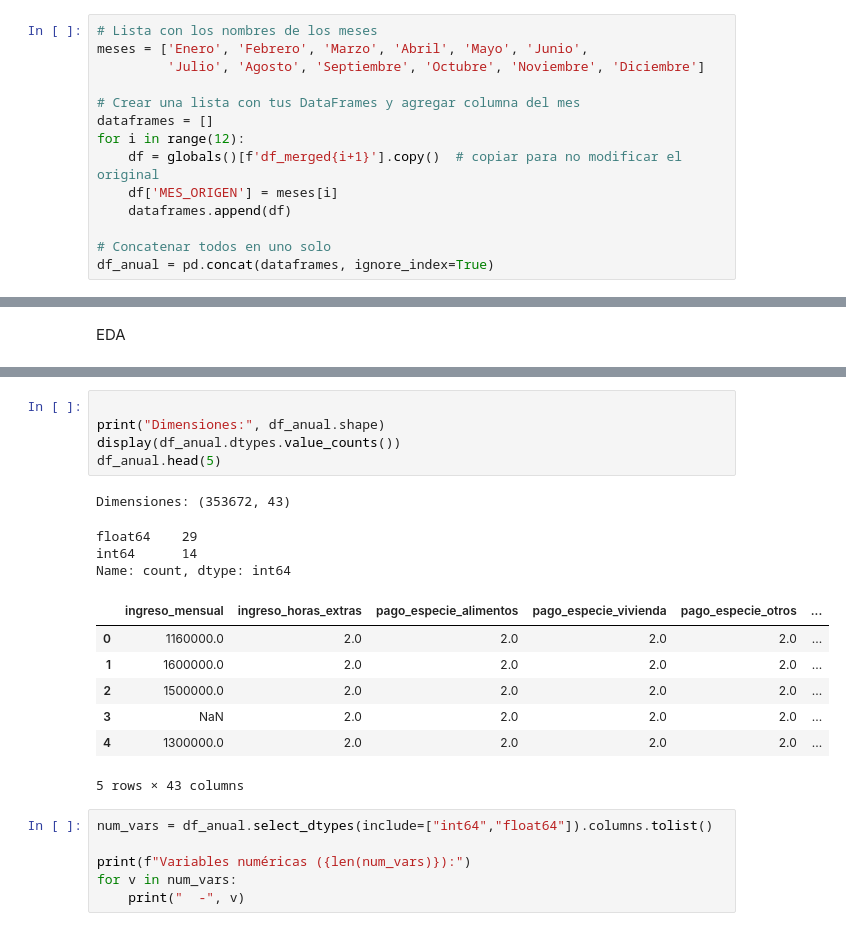
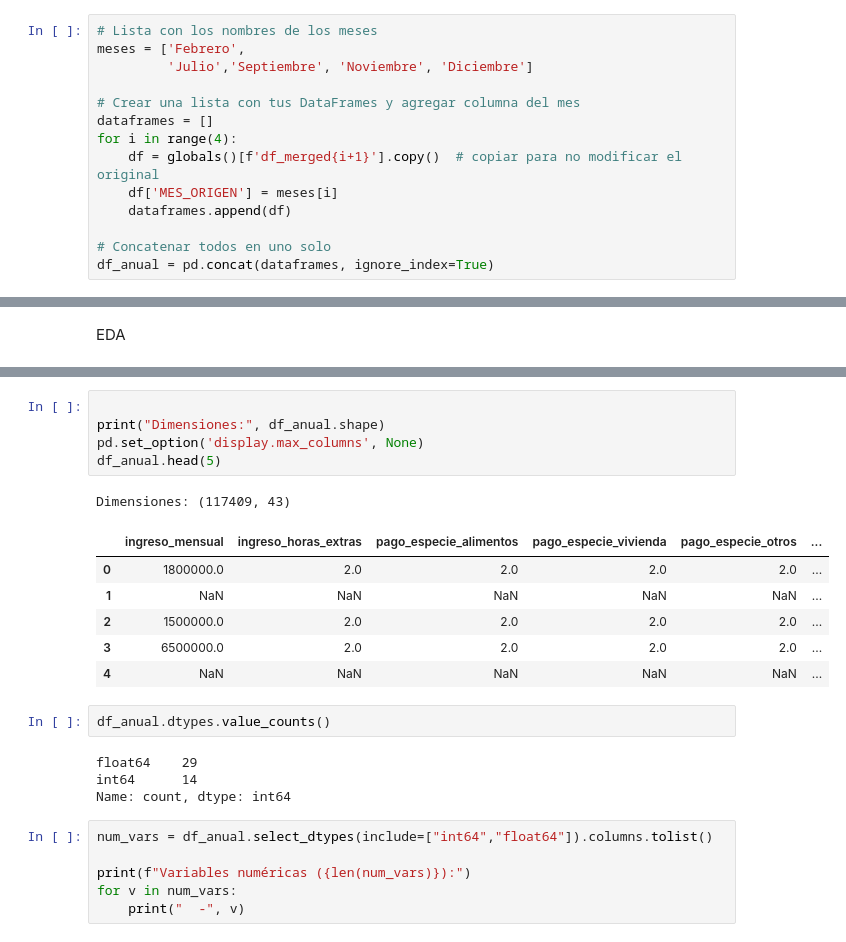
Before and after one commit to Carlos22709/Proyecto_final_analitica, a Jupyter notebook: merges2.ipynb, the cells around one changed output, grey strips where cells are left out. Cells and saved outputs as stored; diff of their text form.

```diff
--- a/merges2.ipynb
+++ b/merges2.ipynb
@@ -418,12 +414,12 @@ dtype: int64
 ANUAL
 # %%
 # Lista con los nombres de los meses
-meses = ['Enero', 'Febrero', 'Marzo', 'Abril', 'Mayo', 'Junio',
-         'Julio', 'Agosto', 'Septiembre', 'Octubre', 'Noviembre', 'Diciembre']
+meses = ['Febrero',
+         'Julio','Septiembre', 'Noviembre', 'Diciembre']
 
 # Crear una lista con tus DataFrames y agregar columna del mes
 dataframes = []
-for i in range(12):
+for i in range(4):
     df = globals()[f'df_merged{i+1}'].copy()  # copiar para no modificar el original
     df['MES_ORIGEN'] = meses[i]
     dataframes.append(df)
@@ -595,20 +581,22 @@ Successfully installed matplotlib-3.10.3 seaborn-0.13.2
 # %%
 
 print("Dimensiones:", df_anual.shape)
-display(df_anual.dtypes.value_counts())
+pd.set_option('display.max_columns', None)
 df_anual.head(5)
 # %% [output]
-Dimensiones: (353672, 43)
+Dimensiones: (117409, 43)
-float64    29
-int64      14
-Name: count, dtype: int64
 |  | ingreso_mensual | ingreso_horas_extras | pago_especie_alimentos | pago_especie_vivienda | pago_especie_otros | ... |
-| 0 | 1160000.0 | 2.0 | 2.0 | 2.0 | 2.0 | ... |
-| 1 | 1600000.0 | 2.0 | 2.0 | 2.0 | 2.0 | ... |
+| 0 | 1800000.0 | 2.0 | 2.0 | 2.0 | 2.0 | ... |
+| 1 | NaN | NaN | NaN | NaN | NaN | ... |
 | 2 | 1500000.0 | 2.0 | 2.0 | 2.0 | 2.0 | ... |
-| 3 | NaN | 2.0 | 2.0 | 2.0 | 2.0 | ... |
-| 4 | 1300000.0 | 2.0 | 2.0 | 2.0 | 2.0 | ... |
+| 3 | 6500000.0 | 2.0 | 2.0 | 2.0 | 2.0 | ... |
+| 4 | NaN | NaN | NaN | NaN | NaN | ... |
-5 rows × 43 columns
+# %%
+df_anual.dtypes.value_counts()
+# %% [output]
+float64    29
+int64      14
+Name: count, dtype: int64
 # %%
 num_vars = df_anual.select_dtypes(include=["int64","float64"]).columns.tolist()
 
```
Also changed, not shown: parts of 54 cells of this notebook.
